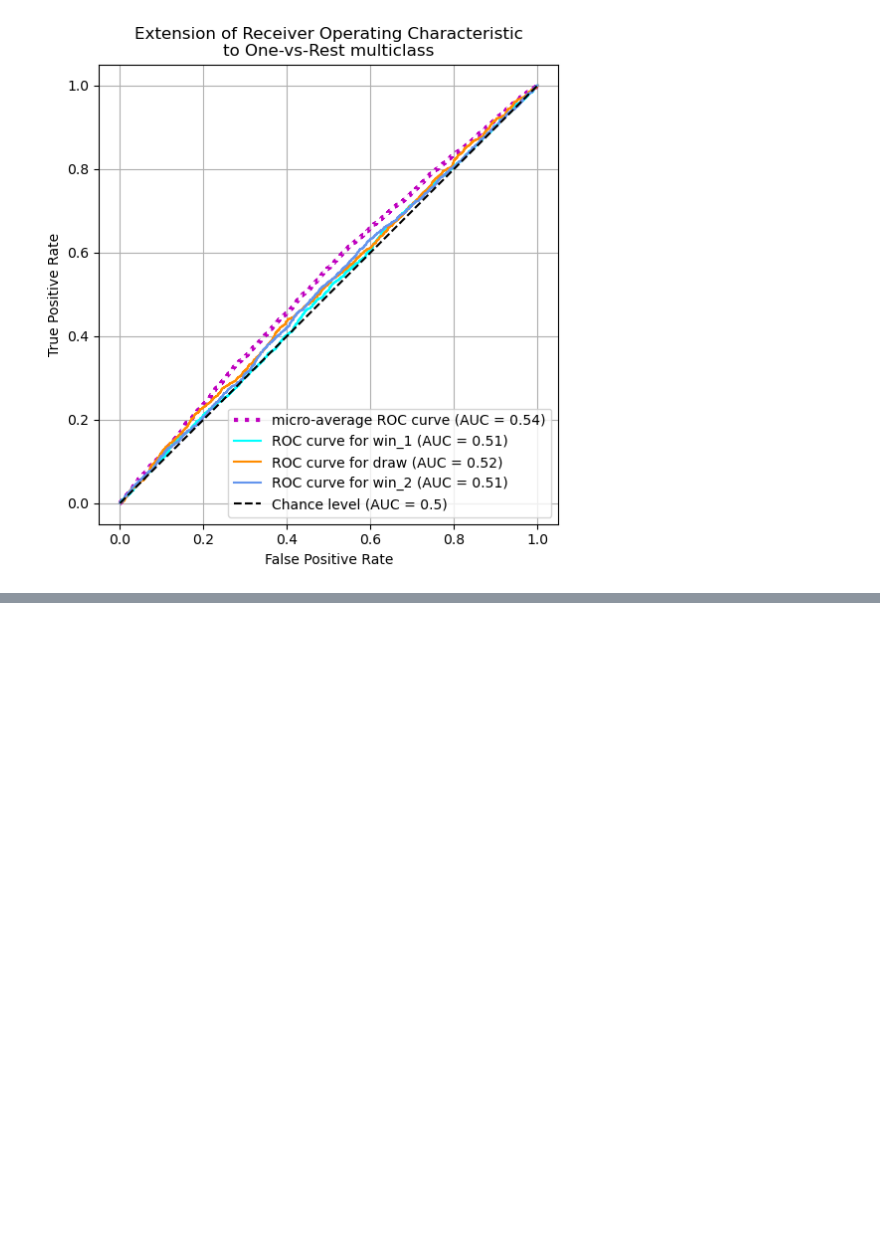
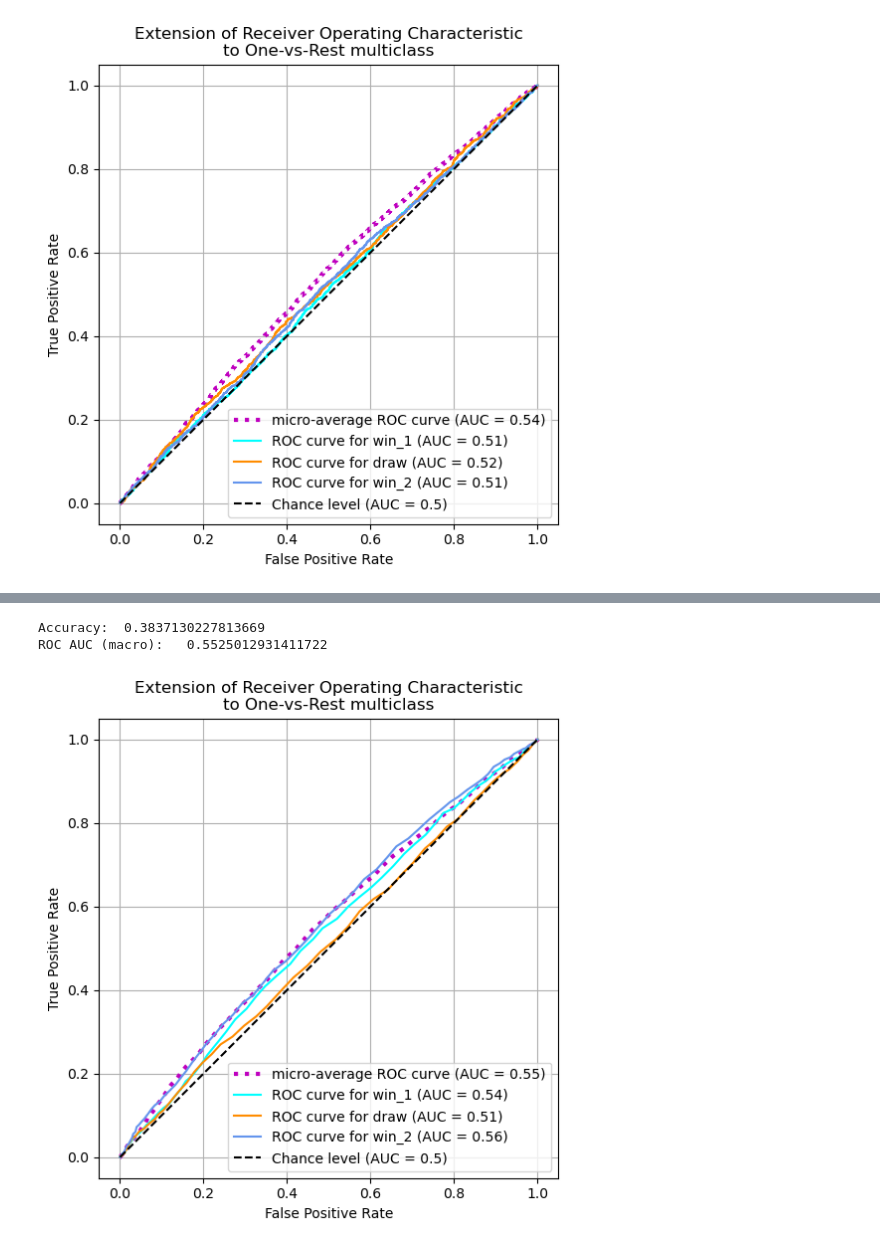
Before and after one commit to helloginov/football_predictor, a Jupyter notebook: main.ipynb, the cells around one changed output, grey strips where cells are left out. Cells and saved outputs as stored; diff of their text form; code cells hidden in the pictures; blank space fills up the shorter version.

```diff
--- a/main.ipynb
+++ b/main.ipynb
@@ -239,0 +339,14 @@ ROC AUC (macro):   0.5388790090411205
+# %%
+forest = RandomForestClassifier(
+    n_estimators=300, bootstrap=False,
+    n_jobs=-1, max_features='log2',
+    warm_start=True, random_state=42
+)
+
+forest.fit(X_train_small, y_train)
+# %%
+forest_results = test(forest, 'forest_1', X_test_small, y_test, groups_test)
+# %% [output]
+Accuracy:  0.3837130227813669
+ROC AUC (macro):   0.5525012931411722
+[figure, added]
```
Also changed, not shown: parts of 18 cells of this notebook.
